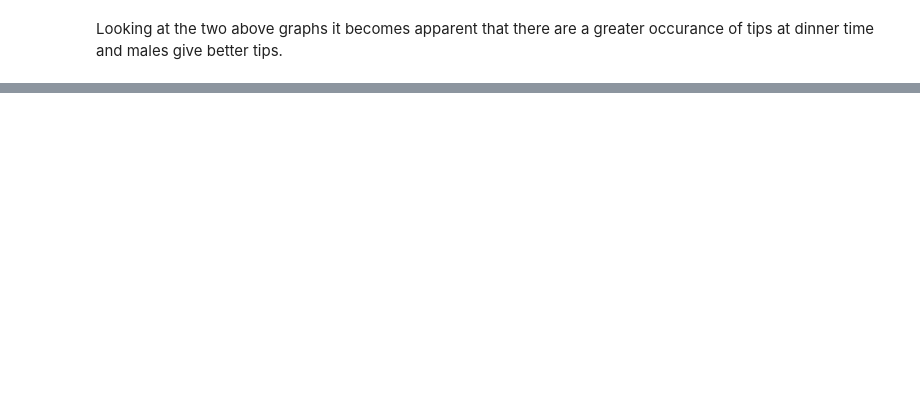
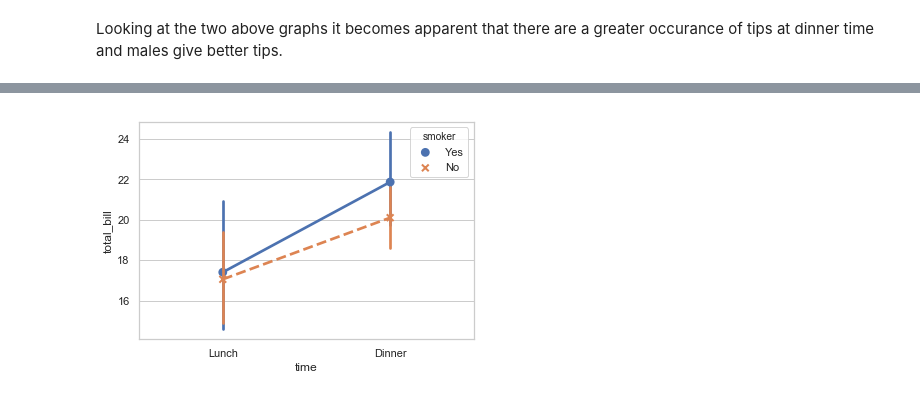
Before and after one commit to bexiturley/Fundamentals-of-Data-Analysis-Assessment-2019, a Jupyter notebook: Tips.ipynb, the cells around one changed output, grey strips where cells are left out. Saved outputs shown, nothing was run; the diff lists cells and outputs as text; code cells hidden in the pictures; blank space fills up the shorter version.

```diff
--- a/Tips.ipynb
+++ b/Tips.ipynb
@@ -704,0 +714,7 @@ plt.show()
+# %%
+# Same information as above but using a different line style
+df = tips
+sb.pointplot(x = "time", y = "total_bill", hue = "smoker", data = df, markers=["o", "x"], linestyles=["-", "--"])
+plt.show()
+# %% [output]
+[figure, added]
```
Also changed, not shown: parts of 47 cells of this notebook, 1 other file.
